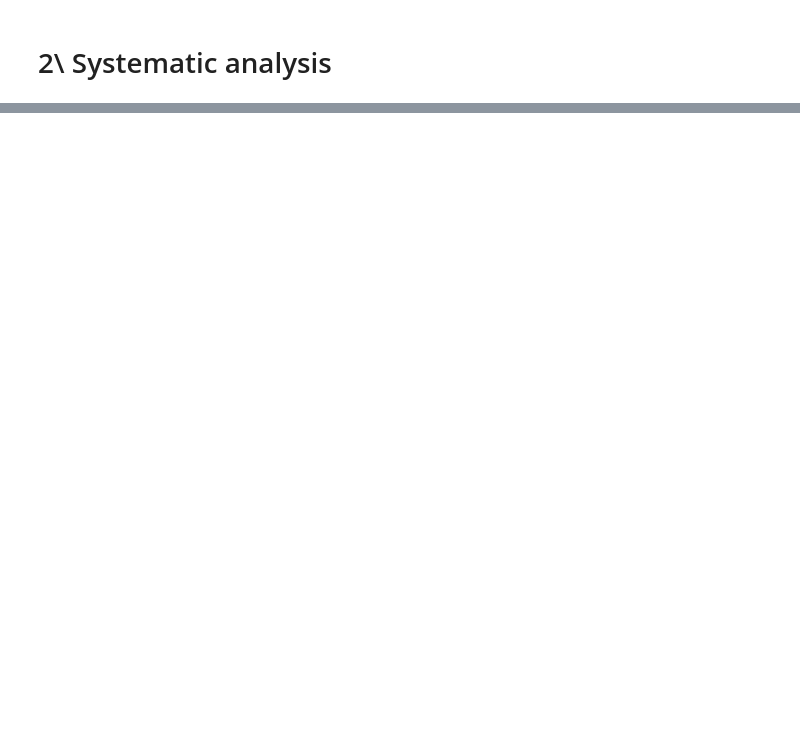
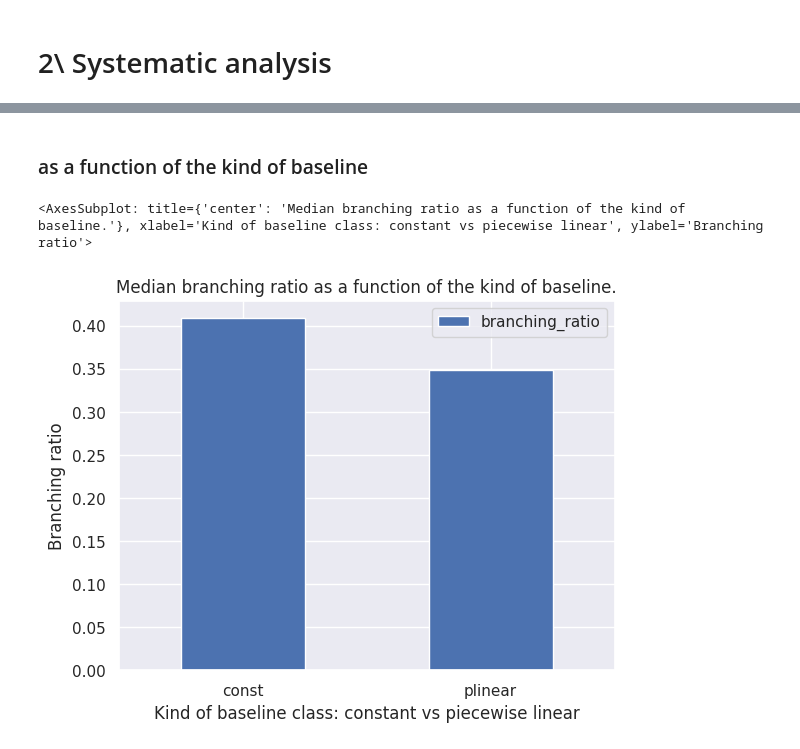
Before and after one commit to adriens63/labs, a Jupyter notebook: DHF-LAB5-ELJEILANY-SERVIERE.ipynb, the cells around one changed output, grey strips where cells are left out. Saved outputs shown, nothing was run; the diff lists cells and outputs as text; code cells hidden in the pictures; blank space fills up the shorter version.

```diff
--- a/DHF-LAB5-ELJEILANY-SERVIERE.ipynb
+++ b/DHF-LAB5-ELJEILANY-SERVIERE.ipynb
@@ -229,0 +537,3 @@ def estimate_parameters()
+# %%
+df_parameters = pd.read_csv('./results.csv', index_col=0)
+df_parameters.head()
@@ -229,0 +562,2 @@ def estimate_parameters()
+# %%
+df_parameters_passed = df_parameters[df_parameters['p_value'] > 5e-2]
@@ -229,0 +590,16 @@ def estimate_parameters()
+# %% [markdown]
+### as a function of the kind of baseline
+# %%
+df_parameters_passed.groupby(by = 'baseline_class')['branching_ratio'].median().plot(x = 'baseline_class',
+                                                                                y = 'branching_ratio',
+                                                                                kind = 'bar',
+                                                                                title = 'Median branching ratio as a function of the kind of baseline.',
+                                                                                grid = True,
+                                                                                legend = True,
+                                                                                xlabel = 'Kind of baseline class: constant vs piecewise linear',
+                                                                                ylabel = 'Branching ratio',
+                                                                                rot = 0,
+                                                                                )
+# %% [output]
+<AxesSubplot: title={'center': 'Median branching ratio as a function of the kind of baseline.'}, xlabel='Kind of baseline class: constant vs piecewise linear', ylabel='Branching ratio'>
+[figure, added]
```
Also changed, not shown: parts of 78 cells of this notebook, 3 other files.
